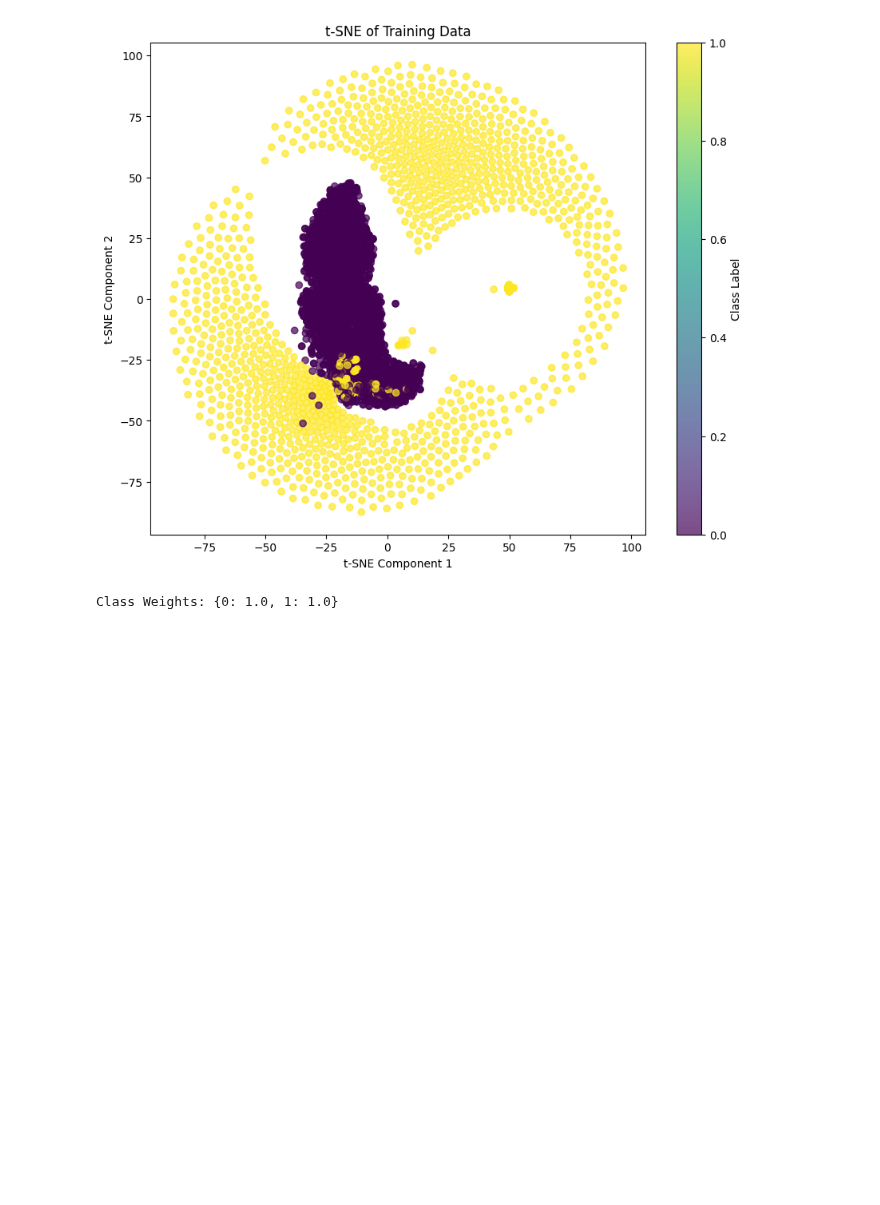
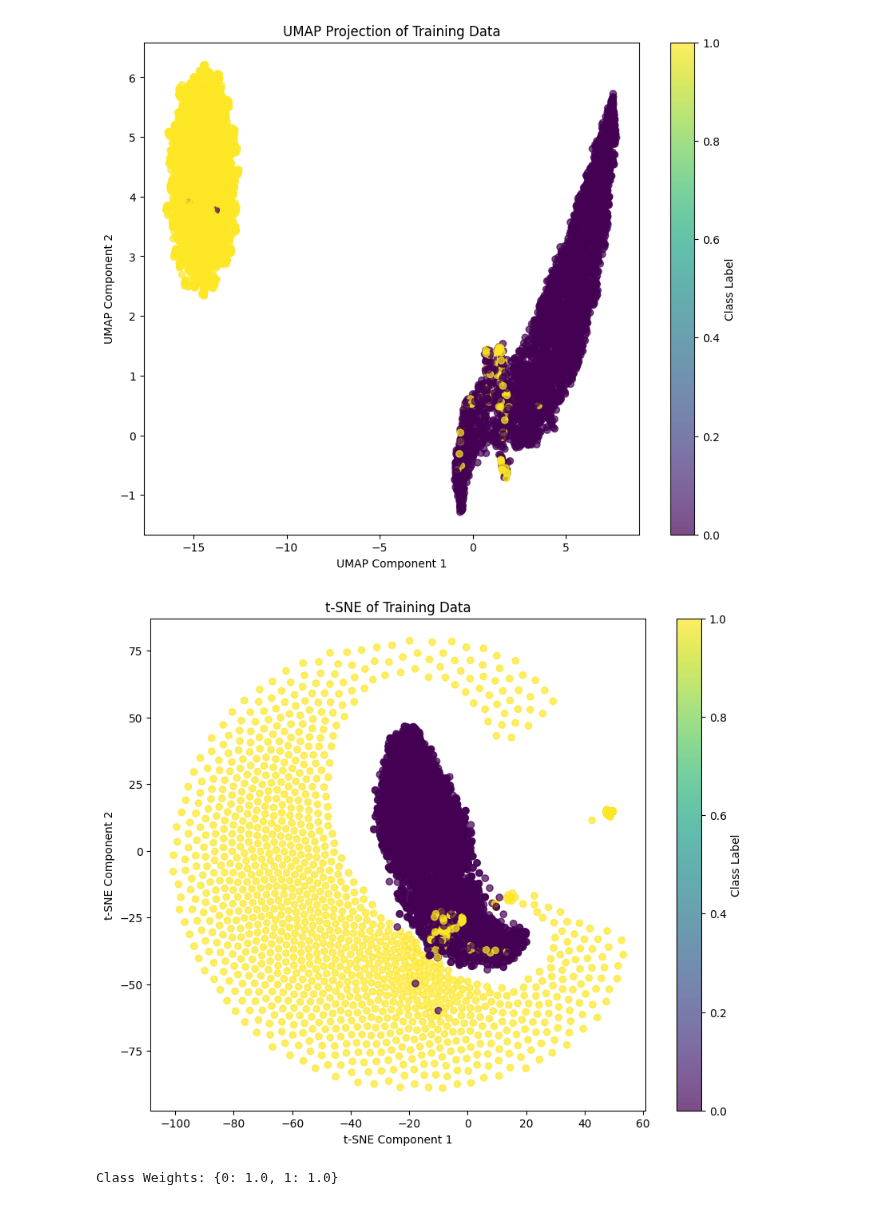
Before and after one commit to ksingh110/CrIMR, a Jupyter notebook: RNN/RNN_IF_Algorithm.ipynb, the cells around one changed output. Cells and saved outputs as stored; diff of their text form; code cells hidden in the pictures; blank space fills up the shorter version.

```diff
--- a/RNN/RNN_IF_Algorithm.ipynb
+++ b/RNN/RNN_IF_Algorithm.ipynb
@@ -28,6 +28,7 @@ from sklearn.metrics import roc_curve, roc_auc_score
 from tensorflow.keras import regularizers
 from sklearn.manifold import TSNE
 import matplotlib.pyplot as plt
+import umap.umap_ as umap
 # Function to load sequences (unchanged)
 def load_sequences(data):
     encoded_sequences = None
@@ -54,40 +55,35 @@ def load_sequences_with_shape(data):
             break
     return encoded_sequences, input_shape
 
-# Loading the data (unchanged)
-mutated_data = np.load("/content/MUTATION_DATA_TRAINING_TRUE.npz", allow_pickle=True)
-nonmutated_data = np.load("/content/AUGMENTED_DATA_TRAINING_6000_TRUE_1.npz", allow_pickle=True)
 
-mutated_sequences, shape = load_sequences_with_shape(mutated_data)
-nonmutated_sequences, shape = load_sequences_with_shape(nonmutated_data)
 
 # Further loading of test, validation, and train data (unchanged)
-mutated_test_1 = np.load("/content/MUTATED_DATA_TEST_1000_6000_TRUE_1.npz", allow_pickle=True)
+mutated_test_1 = np.load("/content/MUTATED_DATA_TEST_1000_6000_TRUE_3.npz", allow_pickle=True)
 mutated_test = load_sequences(mutated_test_1)
 mutated_test_label = np.ones(mutated_test.shape[0])
 mutated_test, mutated_test_label = shuffle(mutated_test, mutated_test_label, random_state=42)
 
-mutated_val_1 = np.load("/content/MUTATED_DATA_VAL_1000_6000_TRUE_1.npz", allow_pickle=True)
+mutated_val_1 = np.load("/content/MUTATED_DATA_VAL_1000_6000_TRUE_2.npz", allow_pickle=True)
 mutated_val = load_sequences(mutated_val_1)
 mutated_val_label = np.ones(mutated_val.shape[0])
 mutated_val, mutated_val_label = shuffle(mutated_val, mutated_val_label, random_state=42)
 
-mutated_train_1 = np.load("/content/MUTATED_DATA_TRAIN_5000_6000_TRUE_1.npz", allow_pickle=True)
+mutated_train_1 = np.load("/content/MUTATED_DATA_TRAIN_5000_6000_TRUE_2.npz", allow_pickle=True)
 mutated_train = load_sequences(mutated_train_1)
 mutated_train_label = np.ones(mutated_train.shape[0])
 mutated_train, mutated_train_label = shuffle(mutated_train, mutated_train_label, random_state=42)
 
-nonmutated_test_1 = np.load("/content/AUGMENTED_DATA_TEST_1000_6000_TRUE.npz", allow_pickle=True)
+nonmutated_test_1 = np.load("/content/AUGMENTED_DATA_TEST_1000_6000_TRUE1.npz", allow_pickle=True)
 nonmutated_test = load_sequences(nonmutated_test_1)
 nonmutated_test_label = np.zeros(nonmutated_test.shape[0])
 nonmutated_test, nonmutated_test_label = shuffle(nonmutated_test, nonmutated_test_label, random_state=42)
 
-nonmutated_val_1 = np.load("/content/AUGMENTED_DATA_TEST_VAL_1000_6000_TRUE.npz", allow_pickle=True)
+nonmutated_val_1 = np.load("/content/AUGMENTED_DATA_TEST_VAL_1000_6000_TRUE1.npz", allow_pickle=True)
 nonmutated_val = load_sequences(nonmutated_val_1)
 nonmutated_val_label = np.zeros(nonmutated_val.shape[0])
 nonmutated_val, nonmutated_val_label = shuffle(nonmutated_val, nonmutated_val_label, random_state=42)
 
-nonmutated_train_1 = np.load("/content/AUGMENTED_DATA_TRAIN_5000_6000_TRUE.npz", allow_pickle=True)
+nonmutated_train_1 = np.load("/content/AUGMENTED_DATA_TRAIN_5000_6000_TRUE1.npz", allow_pickle=True)
 nonmutated_train = load_sequences(nonmutated_train_1)
 nonmutated_train_label = np.zeros(nonmutated_train.shape[0])
 nonmutated_train, nonmutated_train_label = shuffle(nonmutated_train, nonmutated_train_label, random_state=42)
@@ -104,39 +100,68 @@ X_test, y_test = shuffle(X_test, y_test, random_state=1)
 X_train = np.concatenate([mutated_train, nonmutated_train], axis=0)
 y_train = np.concatenate([mutated_train_label, nonmutated_train_label], axis=0)
 X_train, y_train = shuffle(X_train, y_train, random_state=1)
+def apply_umap(X_train, X_val, X_test, n_components=2, n_neighbors=15, min_dist=0.1):
+    # Reshape to 2D for UMAP
+    X_train_flat = X_train.reshape(X_train.shape[0], -1)
+    X_val_flat = X_val.reshape(X_val.shape[0], -1)
+    X_test_flat = X_test.reshape(X_test.shape[0], -1)
 
+    # Initialize UMAP model
+    umap_model = umap.UMAP(n_components=n_components, n_neighbors=n_neighbors, min_dist=min_dist, random_state=42)
+
+    # Fit on training data and transform
+    X_train_umap = umap_model.fit_transform(X_train_flat)
+
+    # Apply transformation to validation and test sets
+    X_val_umap = umap_model.transform(X_val_flat)
+    X_test_umap = umap_model.transform(X_test_flat)
+
+    return X_train_umap, X_val_umap, X_test_umap
+
+# Apply UMAP to training, validation, and test data
+X_train_umap, X_val_umap, X_test_umap = apply_umap(X_train, X_val, X_test)
+
+# Visualizing the UMAP results (for training data)
+plt.figure(figsize=(10, 8))
+plt.scatter(X_train_umap[:, 0], X_train_umap[:, 1], c=y_train, cmap='viridis', alpha=0.7)
+plt.colorbar(label='Class Label')  # This will show the color mapping to classes
+plt.title("UMAP Projection of Training Data")
+plt.xlabel("UMAP Component 1")
+plt.ylabel("UMAP Component 2")
+plt.show()
 # Now applying PCA to the training, validation, and test data
 def apply_tsne(X_train, X_val, X_test, n_components=2):
     # Apply t-SNE to the data
     tsne = TSNE(n_components=n_components, random_state=42)
 
     # For t-SNE, we typically flatten the data before applying it
     X_train_flat = X_train.reshape(X_train.shape[0], -1)
     X_val_flat = X_val.reshape(X_val.shape[0], -1)
     X_test_flat = X_test.reshape(X_test.shape[0], -1)
 
     # Fit and transform training data
     X_train_tsne = tsne.fit_transform(X_train_flat)
 
     # Optionally transform validation and test data
     X_val_tsne = tsne.fit_transform(X_val_flat)
     X_test_tsne = tsne.fit_transform(X_test_flat)
 
     return X_train_tsne, X_val_tsne, X_test_tsne
 
 # Apply t-SNE to training, validation, and test data
 X_train_tsne, X_val_tsne, X_test_tsne = apply_tsne(X_train, X_val, X_test)
 
 # Visualizing the t-SNE results (for training data)
 plt.figure(figsize=(10, 8))
 plt.scatter(X_train_tsne[:, 0], X_train_tsne[:, 1], c=y_train, cmap='viridis', alpha=0.7)
 plt.colorbar(label='Class Label')  # This will show the color mapping to classes
 plt.title("t-SNE of Training Data")
 plt.xlabel("t-SNE Component 1")
 plt.ylabel("t-SNE Component 2")
 plt.show()
 # %% [output]
-[figure, old version]
+[figure, new version]
+[figure, added]
 # %%
 from sklearn.utils.class_weight import compute_class_weight
 
```
Also changed, not shown: parts of 4 cells of this notebook.
